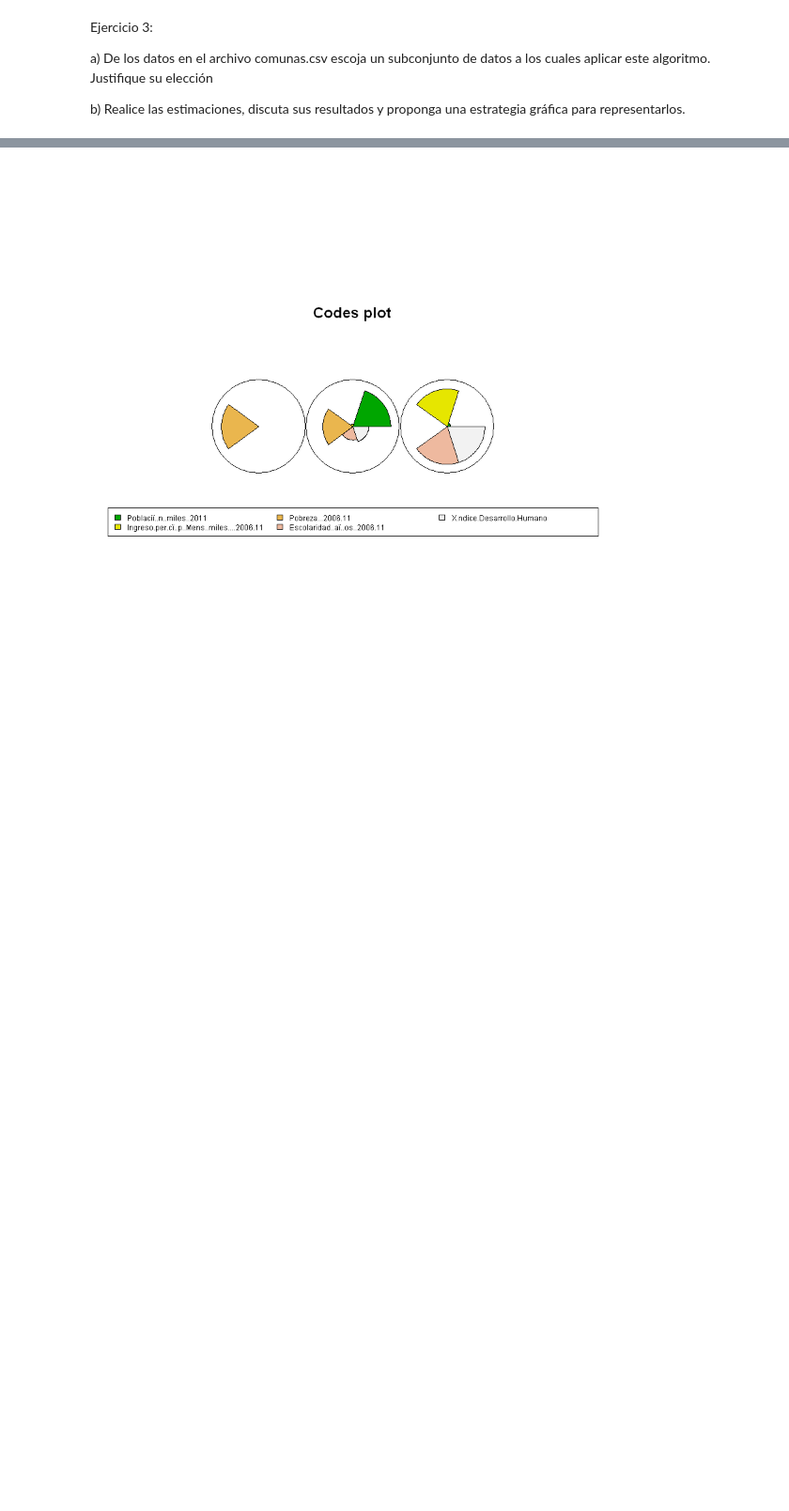
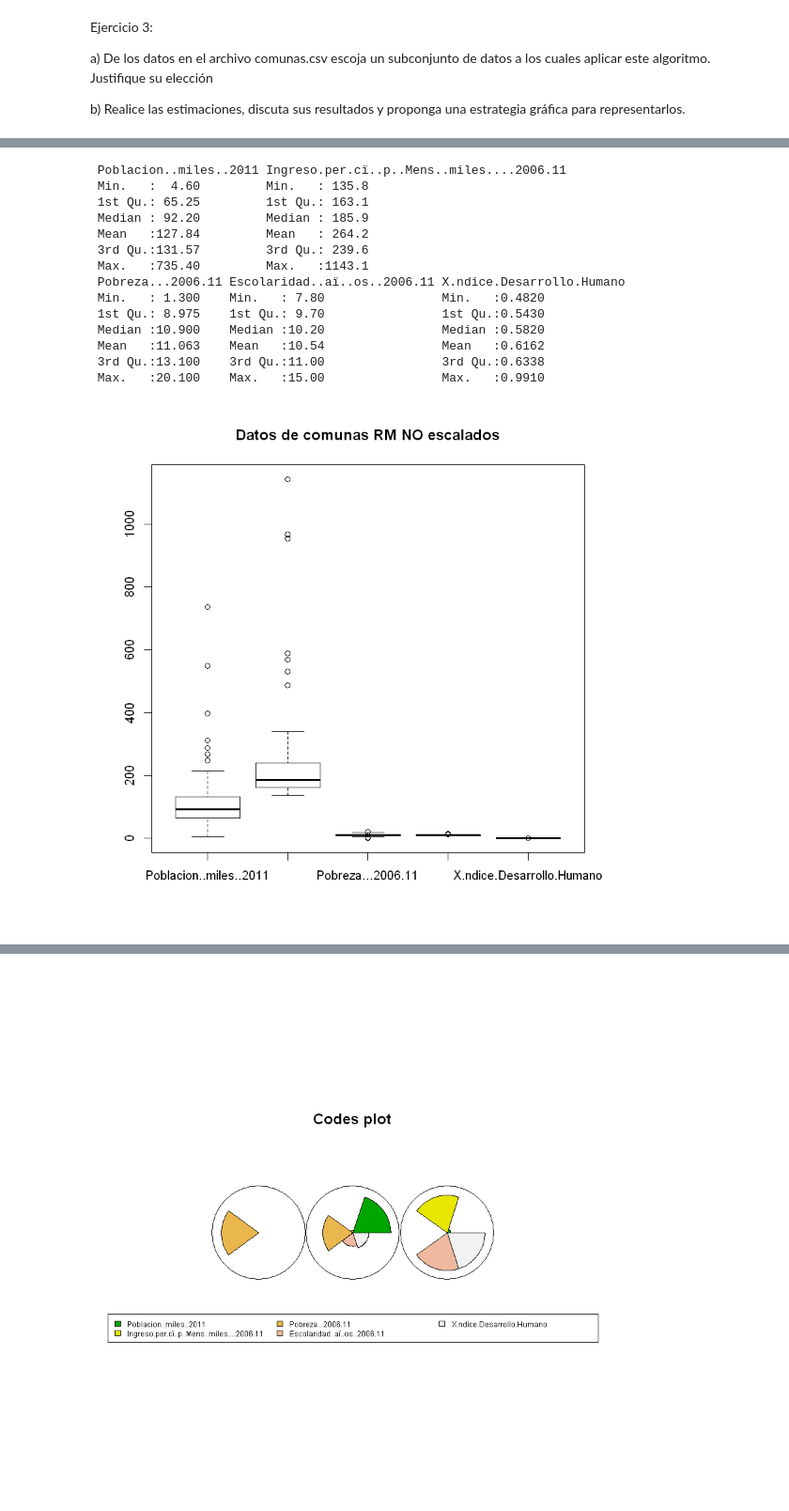
Before and after one commit to alexbgh1/INFO257_U2, a Jupyter notebook: clustering/Clustering_Notebook3.ipynb, the cells around one changed output, grey strips where cells are left out. Shown at 94% size. Saved outputs shown, nothing was run; the diff lists cells and outputs as text; code cells hidden in the pictures; blank space fills up the shorter version.

```diff
--- a/clustering/Clustering_Notebook3.ipynb
+++ b/clustering/Clustering_Notebook3.ipynb
@@ -231,0 +225,20 @@ datos
+# %%
+summary(datos)
+boxplot(datos, main = "Datos de comunas RM NO escalados")
+boxplot(scale(datos), main = "Datos de comunas RM escalados")
+# %% [output]
+ Poblacion..miles..2011 Ingreso.per.cï..p..Mens..miles....2006.11
+ Min.   :  4.60         Min.   : 135.8
+ 1st Qu.: 65.25         1st Qu.: 163.1
+ Median : 92.20         Median : 185.9
+ Mean   :127.84         Mean   : 264.2
+ 3rd Qu.:131.57         3rd Qu.: 239.6
+ Max.   :735.40         Max.   :1143.1
+ Pobreza...2006.11 Escolaridad..aï..os..2006.11 X.ndice.Desarrollo.Humano
+ Min.   : 1.300    Min.   : 7.80                Min.   :0.4820
+ 1st Qu.: 8.975    1st Qu.: 9.70                1st Qu.:0.5430
+ Median :10.900    Median :10.20                Median :0.5820
+ Mean   :11.063    Mean   :10.54                Mean   :0.6162
+ 3rd Qu.:13.100    3rd Qu.:11.00                3rd Qu.:0.6338
+ Max.   :20.100    Max.   :15.00                Max.   :0.9910
+[figure, added]
```
Also changed, not shown: parts of 8 cells of this notebook, 2 other files.
